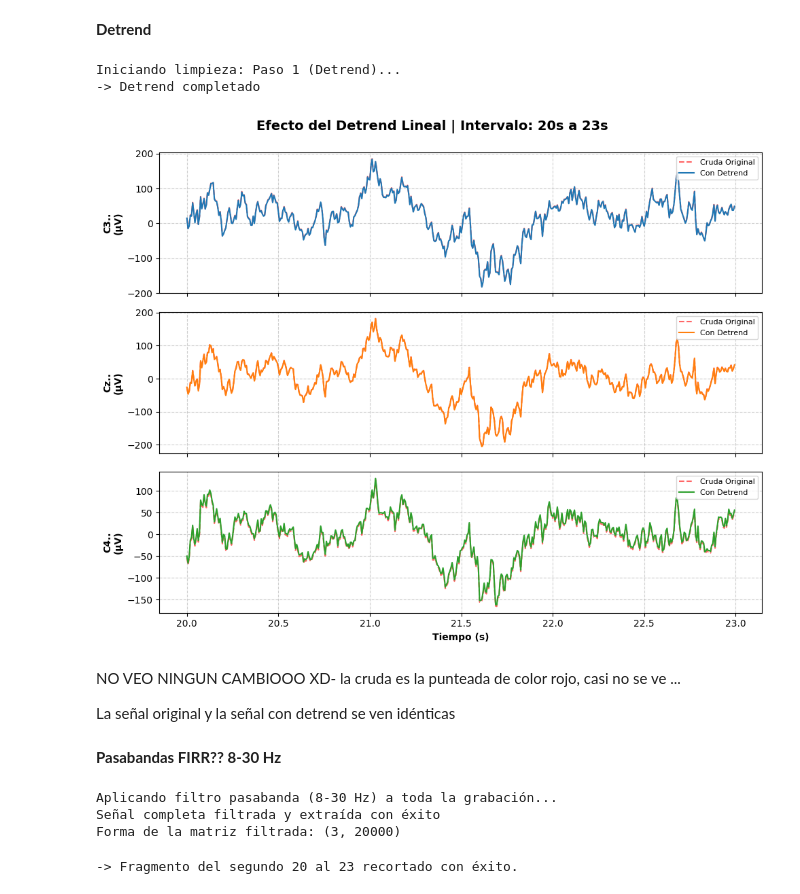
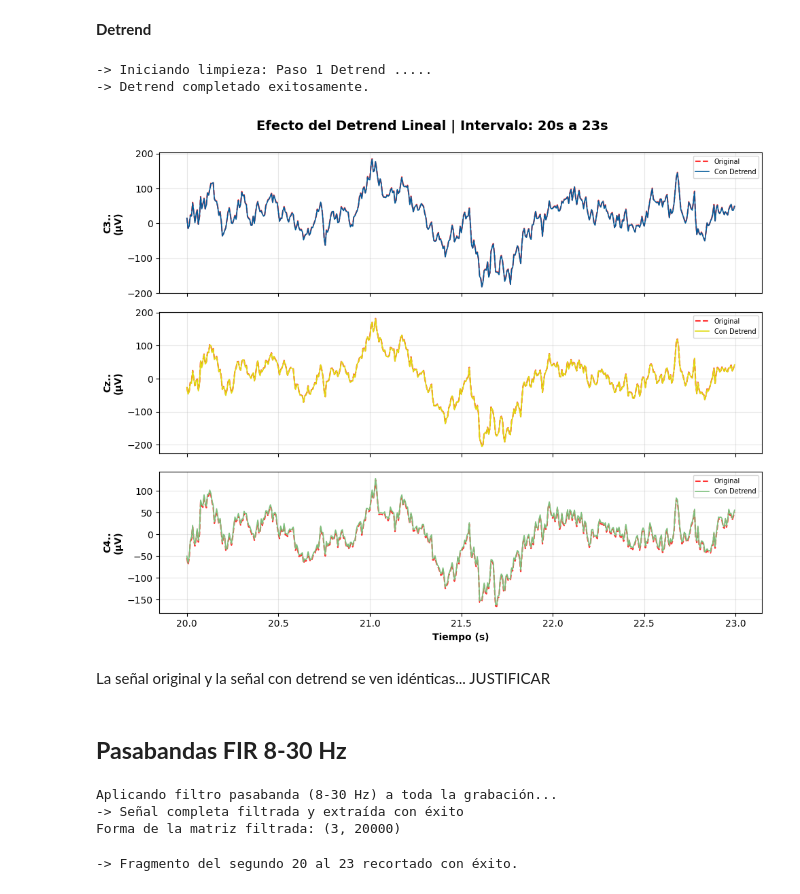
Before and after one commit to PaulaCCano/lab_Biosenales, a Jupyter notebook: avances_proyecto.ipynb, the cells around one changed output. Cells and saved outputs as stored; diff of their text form; code cells hidden in the pictures.

Commit message:
Rutina completa para analisis particular

```diff
--- a/avances_proyecto.ipynb
+++ b/avances_proyecto.ipynb
@@ -248,81 +201,89 @@ plt.show()
 # %% [markdown]
 **Detrend**
 # %%
-
 from scipy.signal import detrend
 
-print("Iniciando limpieza: Paso 1 (Detrend)...")
+print("-> Iniciando limpieza: Paso 1 Detrend ..... ")
 
-# 1. Copiamos la señal cruda
+# Copiamos la señal cruda
 raw_detrend = raw.copy()
 
-#  Aplicamos detrend a toda la señal
-raw_detrend.apply_function(detrend, channel_wise=False)
+# Identificamos los canales de EEG (C3, Cz, C4)
+# PICKS ASEGURA  que no se procese canales extra?
+picks_eeg = mne.pick_types(raw_detrend.info, eeg=True, exclude='bads')
 
-#  Extraemos los datos para poder graficarlos
-datos_detrend = raw_detrend.get_data() * 1e6
+# Aplicamos detrend solo a esos canales
+# Usamos channel_wise=True porque el detrend lineal se calcula por electrodo
+raw_detrend.apply_function(detrend, picks=picks_eeg, channel_wise=True) #SE CAMBIÓ  EL FALSE POR TRUE
 
-print("-> Detrend completado")
+# 4. Extraemos los datos en µV
+datos_detrend = raw_detrend.get_data(picks=picks_eeg) * 1e6
+
+print("-> Detrend completado exitosamente.")
 # %% [output]
-Iniciando limpieza: Paso 1 (Detrend)...
--> Detrend completado
+-> Iniciando limpieza: Paso 1 Detrend .....
+-> Detrend completado exitosamente.
 # %%
 # GRÁFICA COMPARATIVA: SEÑAL CRUDA VS DETREND
-# ==========================================
-# Definimos el intervalo (podemos ir camnbiando para comparar diferentes segmentos)
 inicio_seg = 20
 fin_seg = 23
 
 idx_inicio = int(inicio_seg * Fs)
 idx_fin = int(fin_seg * Fs)
 
 T_zoom = T[idx_inicio:idx_fin]
 
 fig, axs = plt.subplots(3, 1, figsize=(10, 8), sharex=True)
 fig.suptitle(f"Efecto del Detrend Lineal | Intervalo: {inicio_seg}s a {fin_seg}s", fontsize=14, fontweight='bold')
 
+# Usamos raw_detrend.ch_names para que coincida con tus canales C3, Cz, C4
 for i, canal in enumerate(raw_detrend.ch_names):
-    # Graficamos la señal  original vs la señal con detrend para el mismo intervalo
-    axs[i].plot(T_zoom, datos_uv[i, idx_inicio:idx_fin], color='red', linestyle='--', alpha=0.6, label='Cruda Original')
+    # Señal original (Roja punteada)
+    axs[i].plot(T_zoom, datos_uv[i, idx_inicio:idx_fin], color='red', linestyle='--', alpha=0.8, label='Original')
 
-    # Graficamos la señal con DETREND (línea sólida azul/roja/verde)
-    colores = ['#1f77b4', '#ff7f0e', '#2ca02c']
-    axs[i].plot(T_zoom, datos_detrend[i, idx_inicio:idx_fin], color=colores[i], linewidth=1.5, label='Con Detrend')
+    # Señal con DETREND
+    colores = ["#035b99", "#e0dc10", "#7dc07d"]
+    axs[i].plot(T_zoom, datos_detrend[i, idx_inicio:idx_fin], color=colores[i], linewidth=1.2, label='Con Detrend')
 
     axs[i].set_ylabel(f"{canal}\n(µV)", fontweight='bold')
-    axs[i].grid(True, linestyle='--', alpha=0.6)
-    axs[i].legend(loc='upper right', fontsize=8)
+    axs[i].grid(True, alpha=0.3)
+    axs[i].legend(loc='upper right', fontsize=7)
 
 axs[-1].set_xlabel("Tiempo (s)", fontweight='bold')
-
 plt.tight_layout()
 plt.subplots_adjust(top=0.92)
 plt.show()
 # %% [output]
-[figure, old version]
+[figure, new version]
 # %% [markdown]
-NO VEO NINGUN CAMBIOOO XD- la cruda es la punteada de color rojo, casi no se ve ...
-
-La señal original y la señal con detrend se ven idénticas
+La señal original y la señal con detrend se ven idénticas... JUSTIFICAR
 # %% [markdown]
-**Pasabandas FIRR?? 8-30 Hz**
+## **Pasabandas FIR 8-30 Hz**
 # %%
 
+# FILTRADO PASABANDA (8-30 Hz)
+# ==========================================
 print("Aplicando filtro pasabanda (8-30 Hz) a toda la grabación...")
 
+# Copiamos la señal que ya tiene Detrend
 raw_filtrado = raw_detrend.copy()
 
-# Aplicamos el filtro a los 120 segundos
-raw_filtrado.filter(l_freq=8.0, h_freq=30.0, fir_design='firwin', verbose=False)
+# Identificamos solo los canales EEG (como hace el profe en sus notebooks)
+picks_eeg = mne.pick_types(raw_filtrado.info, eeg=True)
 
-# Extraemos la matriz completa con la señal limpia y la pasamos a µV
-datos_filtrados_completos = raw_filtrado.get_data() * 1e6
+# Aplicamos el filtro FIR
+# Mantenemos 8-30 Hz para capturar ritmos Mu y Beta (Imaginación Motora)
+raw_filtrado.filter(l_freq=8.0, h_freq=30.0, picks=picks_eeg,
+                    method='fir', fir_design='firwin', verbose=False)
 
-print("Señal completa filtrada y extraída con éxito")
+# Extraemos datos limpios en µV
+datos_filtrados_completos = raw_filtrado.get_data(picks=picks_eeg) * 1e6
+
+print("-> Señal completa filtrada y extraída con éxito")
 print(f"Forma de la matriz filtrada: {datos_filtrados_completos.shape}")
 # %% [output]
 Aplicando filtro pasabanda (8-30 Hz) a toda la grabación...
-Señal completa filtrada y extraída con éxito
+-> Señal completa filtrada y extraída con éxito
 Forma de la matriz filtrada: (3, 20000)
 # %%
 # Recortamos la señal filtrada para comparar con la cruda - intervalo 20-23 s
```
Also changed, not shown: parts of 16 cells of this notebook.
